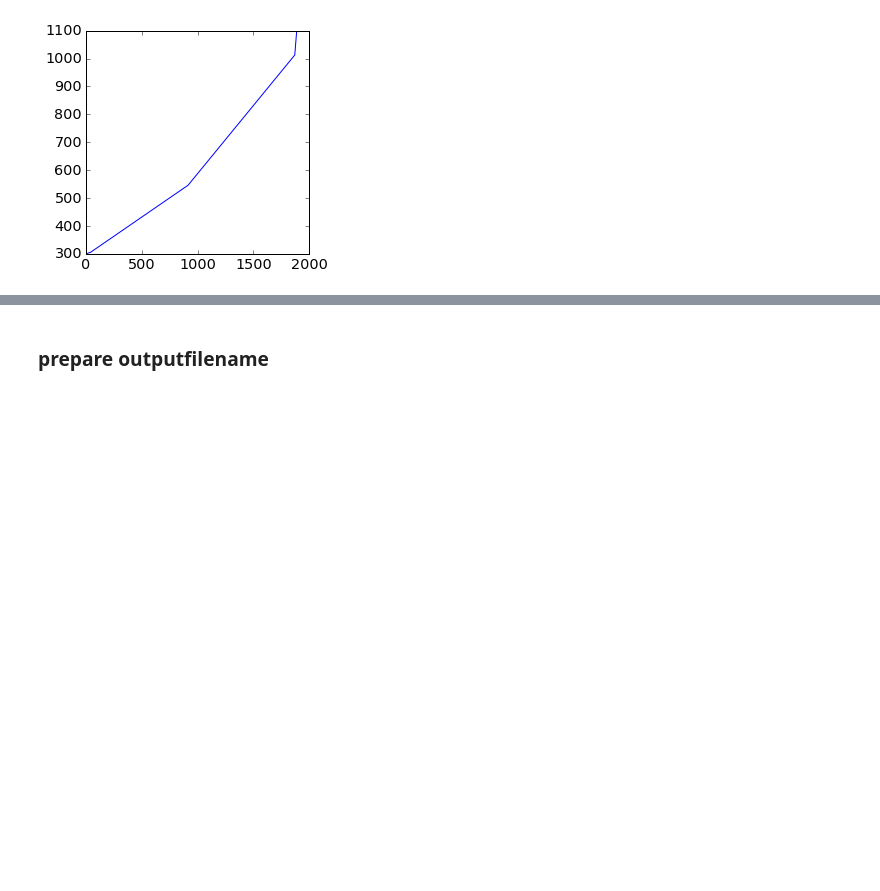
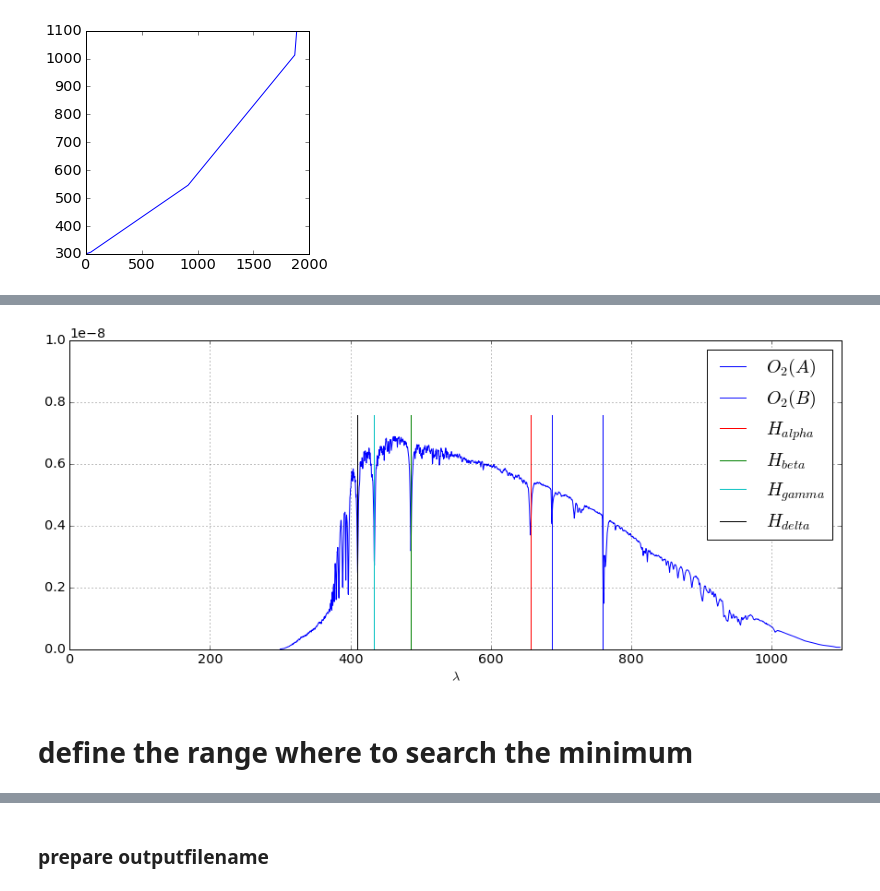
Before and after one commit to sylvielsstfr/CTIOAna2016, a Jupyter notebook: ana_2016_11/Fit_Spectrum_HD14943.ipynb, the cells around one changed output, grey strips where cells are left out. Saved outputs shown, nothing was run; the diff lists cells and outputs as text; code cells hidden in the pictures; blank space fills up the shorter version.

```diff
--- a/ana_2016_11/Fit_Spectrum_HD14943.ipynb
+++ b/ana_2016_11/Fit_Spectrum_HD14943.ipynb
@@ -519,3 +521,17 @@ plt.plot(simspectra_data[0,:])
 # %% [output]
 [<matplotlib.lines.Line2D at 0x...>]
 [figure]
+# %%
+wl_O2Aline=759.37
+wl_O2Bline=686.719
+wl_Haline=656.281
+wl_Hbline=486.134
+wl_Hgline=434.047
+wl_Hdline=410.175
+
+#wl_Naline=589.592+1
+#wl_Heline=587.5618-1
+
+
+#wl_Hgline=546.073
+#wl_Feline=527.039
@@ -521,0 +545,22 @@ plt.plot(simspectra_data[0,:])
+# %%
+ymax=simspectra_data[2,:].max()*1.1
+ymin=simspectra_data[2,:].min()
+plt.figure(figsize=(15,6))
+plt.plot(simspectra_data[0,:],simspectra_data[2,:])
+
+plt.plot([wl_O2Aline,wl_O2Aline],[ymin,ymax],'b-',label='$O_2(A)$',lw=1)
+plt.plot([wl_O2Bline,wl_O2Bline],[ymin,ymax],'b-',label='$O_2(B)$',lw=1)
+plt.plot([wl_Haline,wl_Haline],[ymin,ymax],'r-',label='$H_{alpha}$',lw=1)
+plt.plot([wl_Hbline,wl_Hbline],[ymin,ymax],'g-',label='$H_{beta}$',lw=1)
+plt.plot([wl_Hgline,wl_Hgline],[ymin,ymax],'c-',label='$H_{gamma}$',lw=1)
+plt.plot([wl_Hdline,wl_Hdline],[ymin,ymax],'k-',label='$H_{delta}$',lw=1)
+
+plt.legend(loc='best',fontsize=20)
+plt.ylim(0.,1e-8)
+plt.xlim(0,1100)
+plt.xlabel("$\lambda$")
+plt.grid(True)
+# %% [output]
+[figure, added]
+# %% [markdown]
+# define the range where to search the minimum
```
Also changed, not shown: parts of 23 cells of this notebook.
